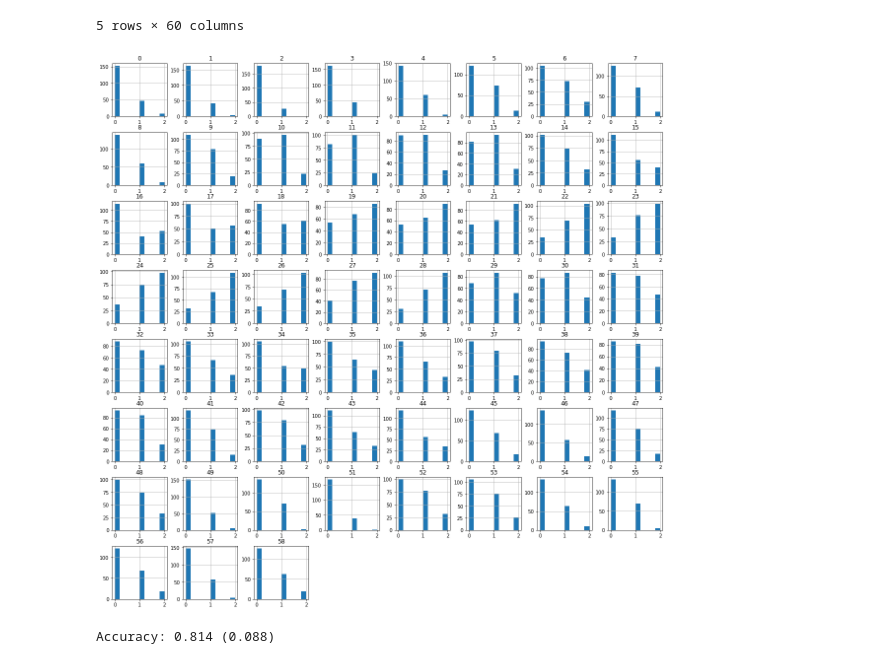
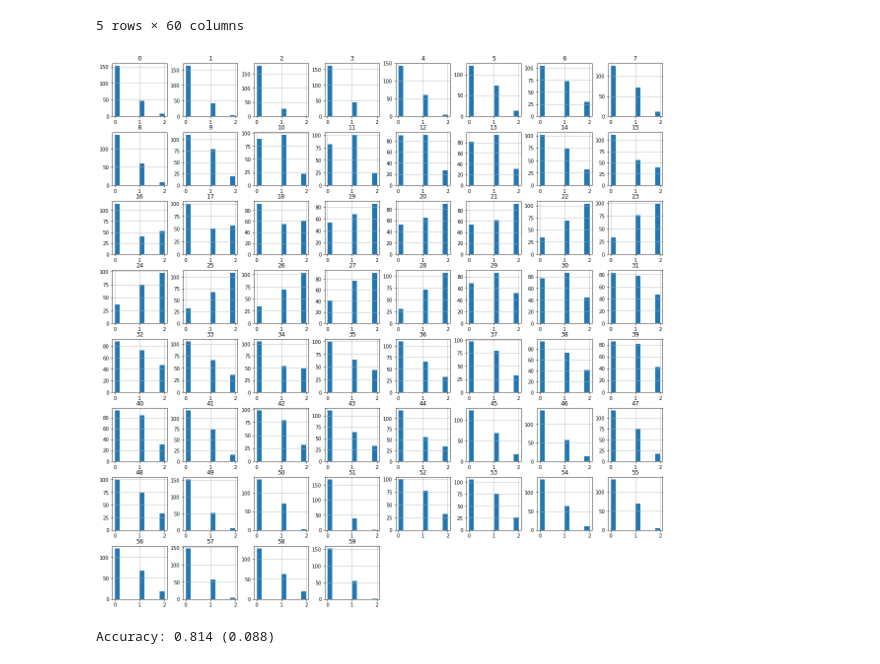
Before and after one commit to izavits/msc_datascience, a Jupyter notebook: discretization_with_k_means.ipynb, the cells around one changed output. Saved outputs shown, nothing was run; the diff lists cells and outputs as text; code cells hidden in the pictures.

```diff
--- a/discretization_with_k_means.ipynb
+++ b/discretization_with_k_means.ipynb
@@ -151,10 +151,10 @@ dataset_t.head()
 5 rows × 60 columns
 # %%
 # histograms of the attributes
-dataset.hist()
+dataset_t.hist()
 pyplot.show()
 # %% [output]
-[figure, old version]
+[figure, new version]
 # %%
 # Comment: The observations for each input variable are organized into one of three groups
 # %%
```
Also changed, not shown: parts of 3 cells of this notebook.
